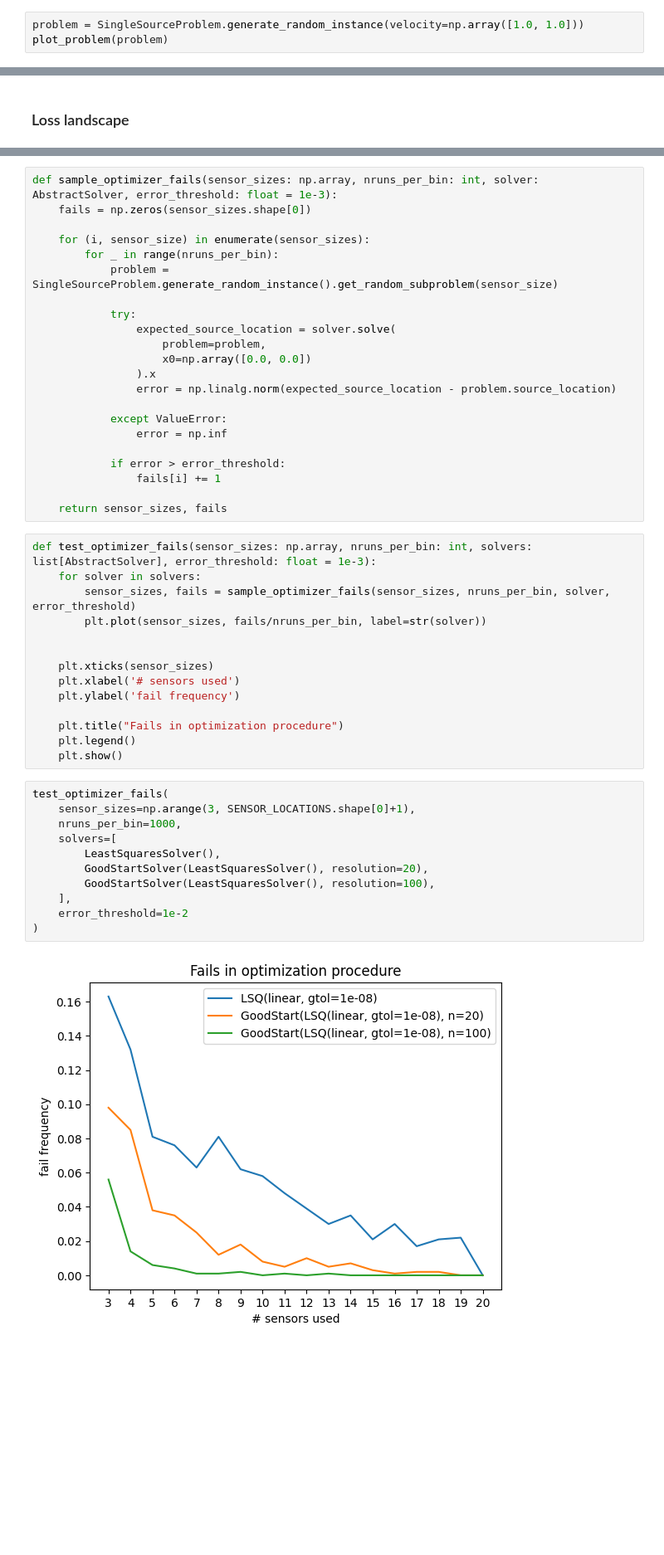
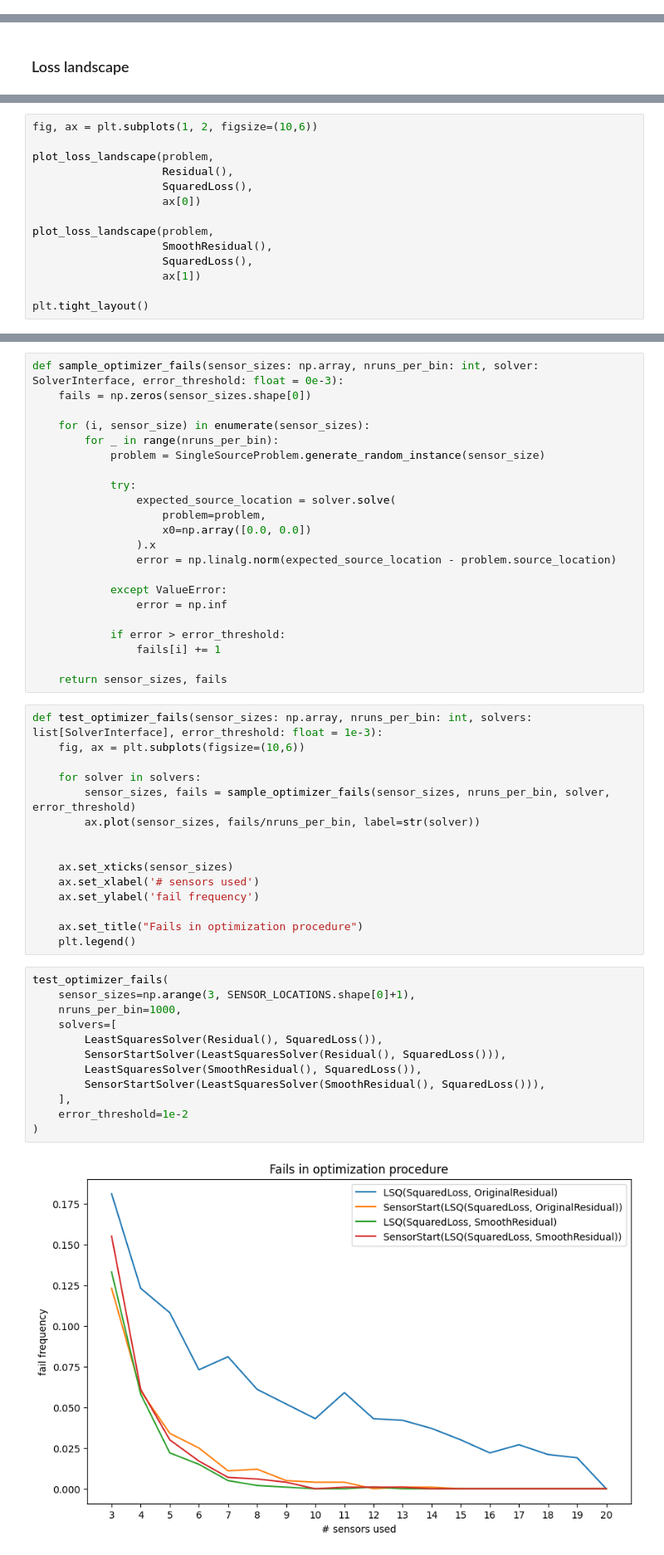
Before and after one commit to FattiMei/radar, a Jupyter notebook: radar.ipynb, the cells around one changed output, grey strips where cells are left out. Shown: that part at 83% size. Drawn from its saved outputs; the diff is of its cells as text; blank space fills up the shorter version.

```diff
--- a/radar.ipynb
+++ b/radar.ipynb
@@ -57,3 +24,0 @@ def plot_problem(problem: SingleSourceProblem, resolution: int = 128):
-# %%
-problem = SingleSourceProblem.generate_random_instance(velocity=np.array([1.0, 1.0]))
-plot_problem(problem)
@@ -161,0 +33,14 @@ from solver import AbstractSolver, LeastSquaresSolver, MinimizeSolver, GoodStart
+# %%
+fig, ax = plt.subplots(1, 2, figsize=(10,6))
+
+plot_loss_landscape(problem,
+                    Residual(),
+                    SquaredLoss(),
+                    ax[0])
+
+plot_loss_landscape(problem,
+                    SmoothResidual(),
+                    SquaredLoss(),
+                    ax[1])
+
+plt.tight_layout()
@@ -162,10 +68,10 @@ from solver import AbstractSolver, LeastSquaresSolver, MinimizeSolver, GoodStart
 # %%
-def sample_optimizer_fails(sensor_sizes: np.array, nruns_per_bin: int, solver: AbstractSolver, error_threshold: float = 1e-3):
+def sample_optimizer_fails(sensor_sizes: np.array, nruns_per_bin: int, solver: SolverInterface, error_threshold: float = 0e-3):
     fails = np.zeros(sensor_sizes.shape[0])
 
     for (i, sensor_size) in enumerate(sensor_sizes):
         for _ in range(nruns_per_bin):
-            problem = SingleSourceProblem.generate_random_instance().get_random_subproblem(sensor_size)
+            problem = SingleSourceProblem.generate_random_instance(sensor_size)
 
             try:
                 expected_source_location = solver.solve(
@@ -182,29 +88,31 @@ def sample_optimizer_fails(sensor_sizes: np.array, nruns_per_bin: int, solver: A
 
     return sensor_sizes, fails
 # %%
-def test_optimizer_fails(sensor_sizes: np.array, nruns_per_bin: int, solvers: list[AbstractSolver], error_threshold: float = 1e-3):
+def test_optimizer_fails(sensor_sizes: np.array, nruns_per_bin: int, solvers: list[SolverInterface], error_threshold: float = 1e-3):
+    fig, ax = plt.subplots(figsize=(10,6))
+
     for solver in solvers:
         sensor_sizes, fails = sample_optimizer_fails(sensor_sizes, nruns_per_bin, solver, error_threshold)
-        plt.plot(sensor_sizes, fails/nruns_per_bin, label=str(solver))
+        ax.plot(sensor_sizes, fails/nruns_per_bin, label=str(solver))
 
 
-    plt.xticks(sensor_sizes)
-    plt.xlabel('# sensors used')
-    plt.ylabel('fail frequency')
+    ax.set_xticks(sensor_sizes)
+    ax.set_xlabel('# sensors used')
+    ax.set_ylabel('fail frequency')
 
-    plt.title("Fails in optimization procedure")
+    ax.set_title("Fails in optimization procedure")
     plt.legend()
-    plt.show()
 # %%
 test_optimizer_fails(
     sensor_sizes=np.arange(3, SENSOR_LOCATIONS.shape[0]+1),
     nruns_per_bin=1000,
     solvers=[
-        LeastSquaresSolver(),
-        GoodStartSolver(LeastSquaresSolver(), resolution=20),
-        GoodStartSolver(LeastSquaresSolver(), resolution=100),
+        LeastSquaresSolver(Residual(), SquaredLoss()),
+        SensorStartSolver(LeastSquaresSolver(Residual(), SquaredLoss())),
+        LeastSquaresSolver(SmoothResidual(), SquaredLoss()),
+        SensorStartSolver(LeastSquaresSolver(SmoothResidual(), SquaredLoss())),
     ],
     error_threshold=1e-2
 )
 # %% [output]
-[figure, old version]
+[figure, new version]
```
Also changed, not shown: parts of 33 cells of this notebook, 10 other files.
